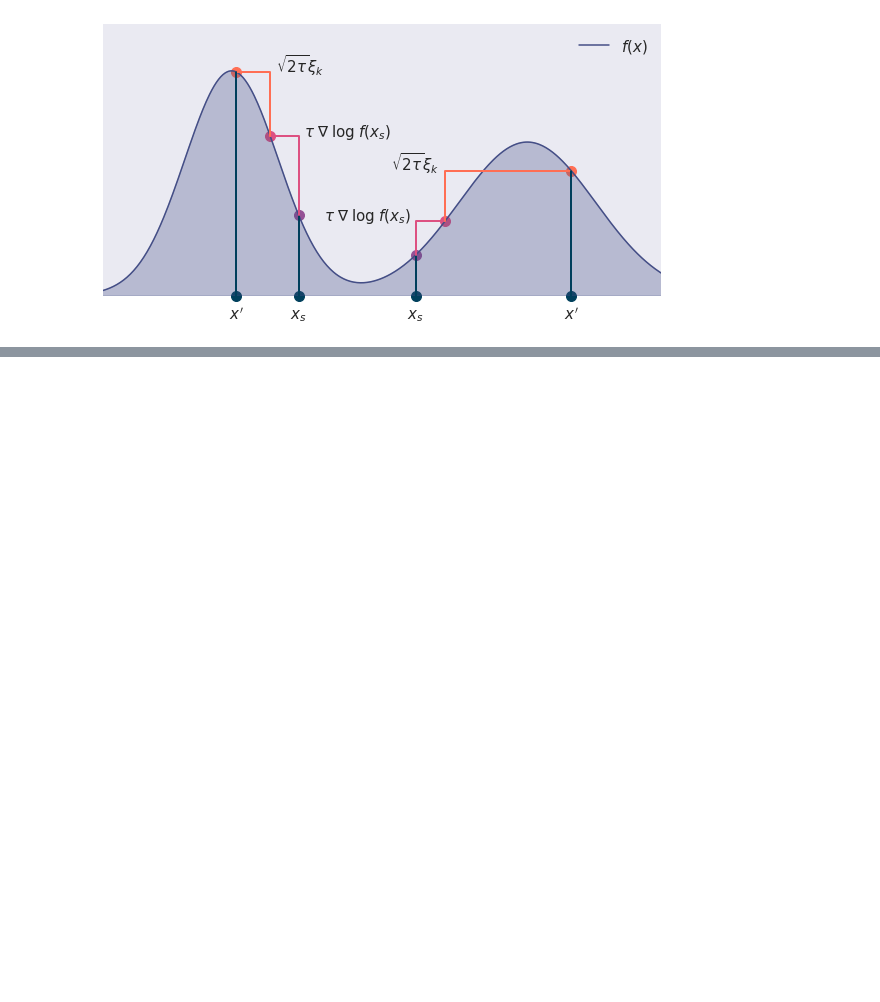
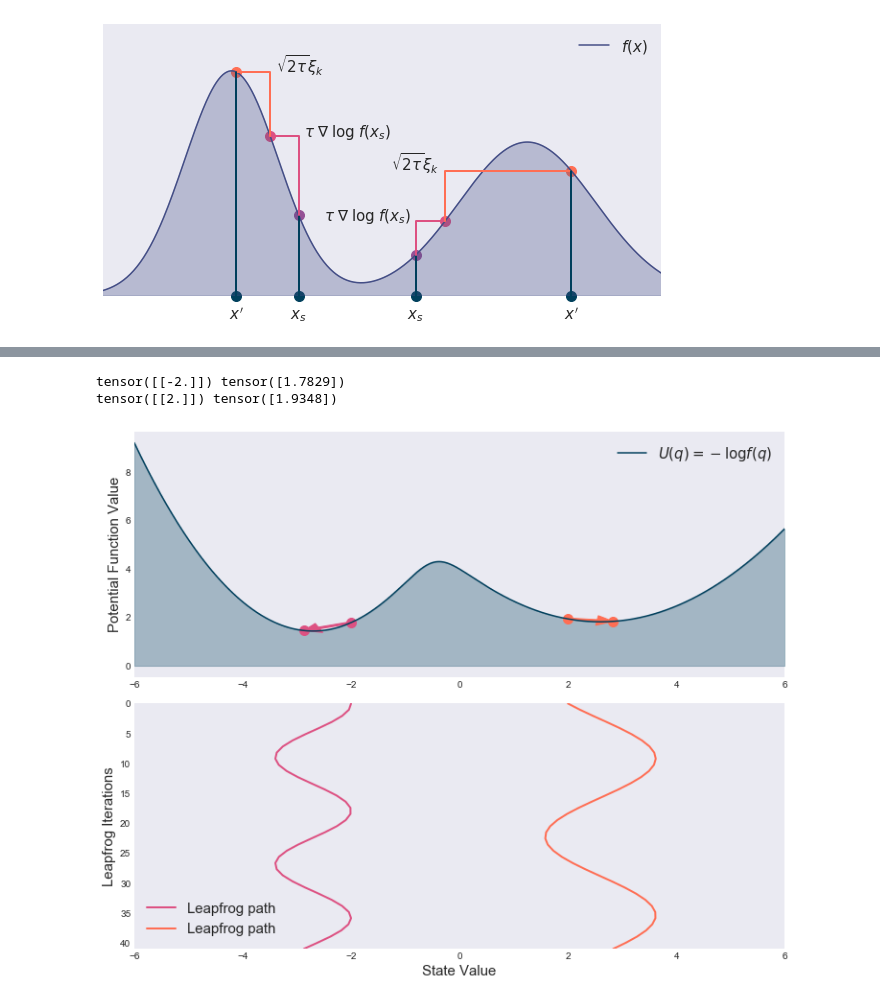
Before and after one commit to nextBillyonair/DPM, a Jupyter notebook: Notebooks/MonteCarlo/Sampling.ipynb, the cells around one changed output, grey strips where cells are left out. Drawn from its saved outputs; the diff is of its cells as text; code cells hidden in the pictures; blank space fills up the shorter version.

Commit message:
New Sampling notebbok

```diff
--- a/Notebooks/MonteCarlo/Sampling.ipynb
+++ b/Notebooks/MonteCarlo/Sampling.ipynb
@@ -706,0 +794,61 @@ plot_hists(p_model.sample(10000), samples)
+# %%
+p_model = MixtureModel([Normal(-2.7, 0.7, learnable=False),
+                        Normal(2.6, 1.5, learnable=False)],
+                       [0.5, 0.5])
+
+leapfrog = 40
+epsilon = 0.3
+alpha = 1.00
+
+
+x = torch.tensor(np.linspace(-6, 6, 1000)).float()
+u_values = U(x.view(-1, 1), p_model)
+
+
+
+# print(path)
+
+fig, axs = plt.subplots(2, 1, constrained_layout=True, figsize=(10,8))
+
+axs[0].plot(x.numpy(), u_values.numpy(), color=colors[0], label=r"$U(q) = -\log f(q)$")
+# axs[0].fill(x.numpy(), u_values.numpy(), color=colors[4], alpha=0.3)
+axs[0].fill_between(x.numpy(), 0, u_values.numpy(), color=colors[0], alpha=0.3)
+
+axs[0].set_ylabel(r"Potential Function Value", fontsize=15)
+axs[0].set_xlim(-6, 6)
+axs[0].legend(prop={'size': 15})
+axs[0].grid(b=None)
+yticks = axs[0].yaxis.get_major_ticks()
+# yticks[0].label1.set_visible(False)
+
+for i, start in enumerate([-2, 2]):
+    path = leapfrog_step(start, epsilon, p_model, alpha)
+    y = np.linspace(0, len(path), len(path))
+    x = np.array(path)
+    s = torch.tensor(path[0]).view(-1, 1).float()
+    e = torch.tensor(path[-1]).view(-1, 1).float()
+    axs[1].plot(x, y, color=colors[3+i], lw=2, label=f"Leapfrog path")
+    print(s, U(s, p_model))
+    axs[0].scatter(s, U(s, p_model).item(), s=100, color=colors[3+i], clip_on=False)
+    axs[0].scatter(e, U(e, p_model).item(), s=100, color=colors[3+i], clip_on=False)
+#     axs[0].plot([s, e], [U(s, p_model).item(), U(e, p_model).item()], color=colors[3+i])
+    axs[0].arrow(s, U(s, p_model).item(),  e - s, U(e, p_model).item() - U(s, p_model).item(),
+             color=colors[3+i], head_width=0.4, head_length=0.3,
+             width=0.07,
+             length_includes_head=True)
+
+axs[1].set_xlabel("State Value", fontsize=15)
+axs[1].set_ylabel("Leapfrog Iterations", fontsize=15)
+axs[1].set_xlim(-6, 6)
+axs[1].set_ylim(0, len(path))
+axs[1].legend(prop={'size': 15})
+yticks = axs[1].yaxis.get_major_ticks()
+# yticks[-1].label1.set_visible(False)
+plt.gca().invert_yaxis()
+axs[1].grid(b=None)
+
+# plt.savefig(f'../../Presentations/sampling/assets/mcmc_lang_{3}.png', bbox_inches='tight', dpi=300)
+# %% [output]
+tensor([[-2.]]) tensor([1.7829])
+tensor([[2.]]) tensor([1.9348])
+[figure, added]
```
Also changed, not shown: parts of 6 cells of this notebook.
